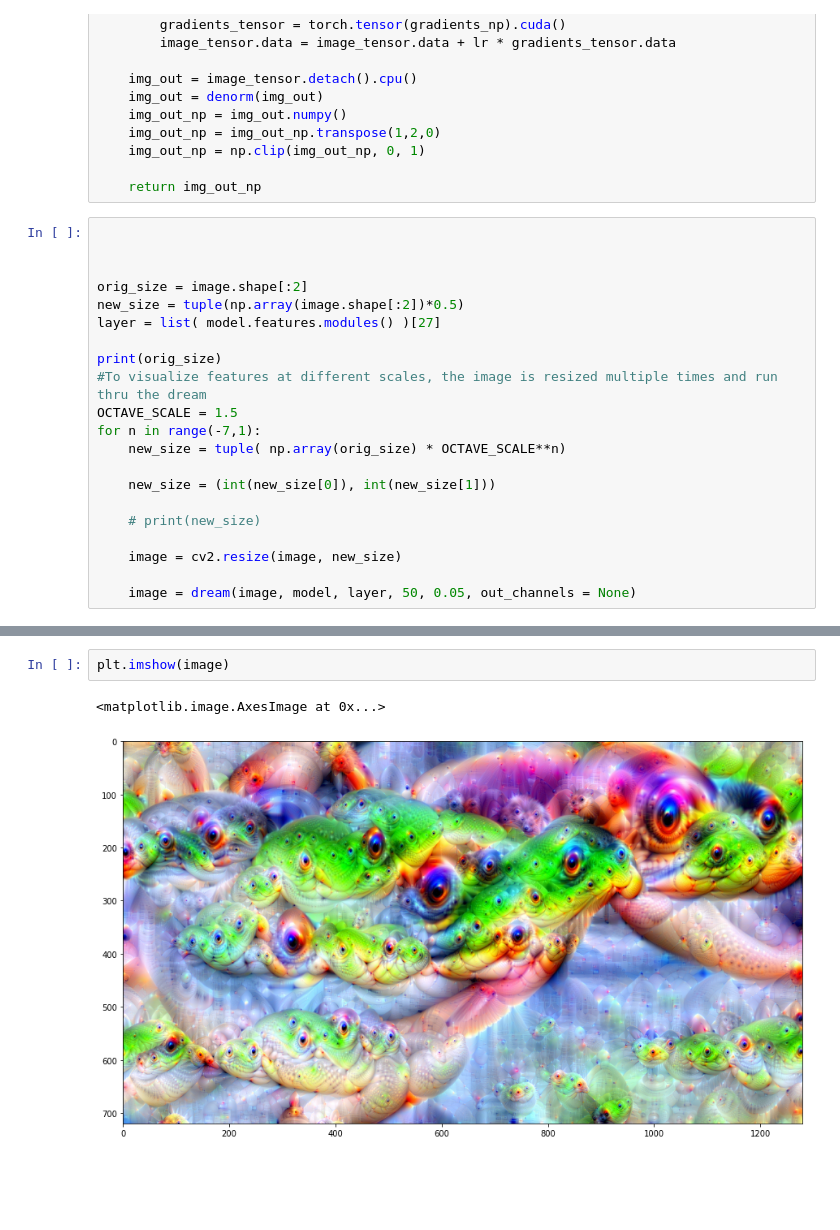
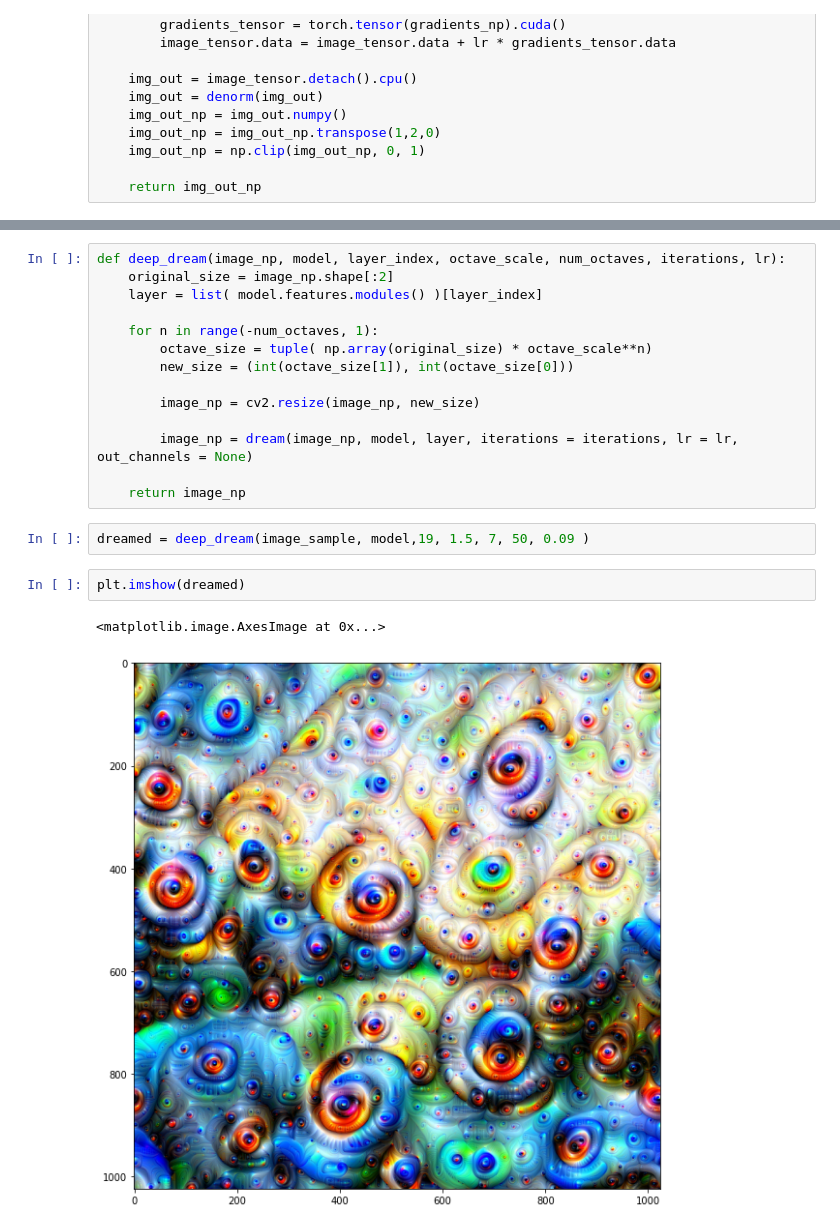
Before and after one commit to Mayukhdeb/torch-dreams, a Jupyter notebook: notebooks/deep_dream_pipeline_building.ipynb, the cells around one changed output, grey strips where cells are left out. Drawn from its saved outputs; the diff is of its cells as text; blank space fills up the shorter version.

```diff
--- a/notebooks/deep_dream_pipeline_building.ipynb
+++ b/notebooks/deep_dream_pipeline_building.ipynb
@@ -110,24 +106,3 @@ def dream(image, net, layer, iterations, lr, out_channels = None):
     img_out_np = np.clip(img_out_np, 0, 1)
 
     return img_out_np
-# %%
-
-
-
-orig_size = image.shape[:2]
-new_size = tuple(np.array(image.shape[:2])*0.5)
-layer = list( model.features.modules() )[27]
-
-print(orig_size)
-#To visualize features at different scales, the image is resized multiple times and run thru the dream
-OCTAVE_SCALE = 1.5
-for n in range(-7,1):
-    new_size = tuple( np.array(orig_size) * OCTAVE_SCALE**n)
-
-    new_size = (int(new_size[0]), int(new_size[1]))
-
-    # print(new_size)
-
-    image = cv2.resize(image, new_size)
-
-    image = dream(image, model, layer, 50, 0.05, out_channels = None)
@@ -136,5 +109,21 @@ for n in range(-7,1):
+# %%
+def deep_dream(image_np, model, layer_index, octave_scale, num_octaves, iterations, lr):
+    original_size = image_np.shape[:2]
+    layer = list( model.features.modules() )[layer_index]
+
+    for n in range(-num_octaves, 1):
+        octave_size = tuple( np.array(original_size) * octave_scale**n)
+        new_size = (int(octave_size[1]), int(octave_size[0]))
+
+        image_np = cv2.resize(image_np, new_size)
+
+        image_np = dream(image_np, model, layer, iterations = iterations, lr = lr, out_channels = None)
+
+    return image_np
+# %%
+dreamed = deep_dream(image_sample, model,19, 1.5, 7, 50, 0.09 )
 # %%
-plt.imshow(image)
+plt.imshow(dreamed)
 # %% [output]
 <matplotlib.image.AxesImage at 0x...>
-[figure, old version]
+[figure, new version]
```
Also changed, not shown: parts of 6 cells of this notebook.
